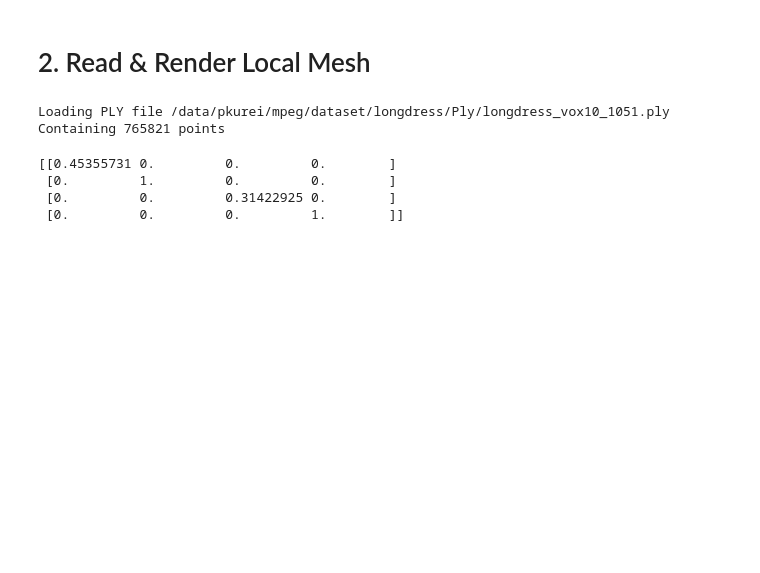
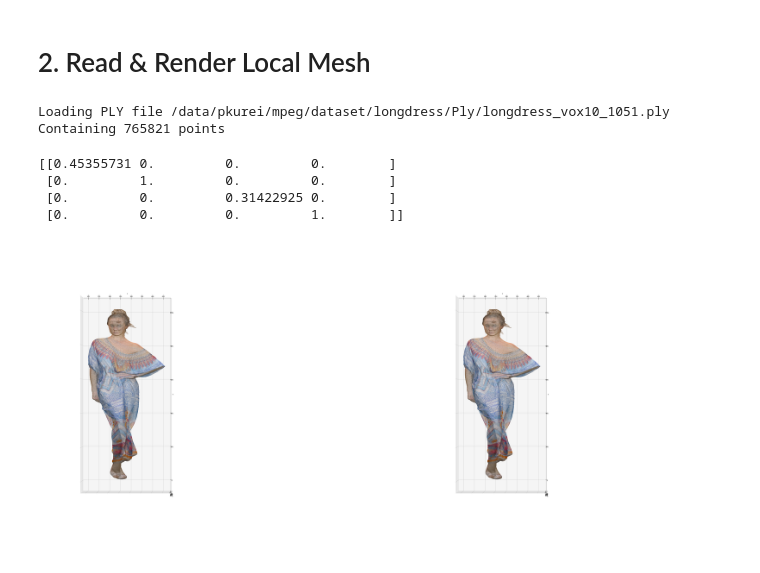
Before and after one commit to matthewdm0816/amafilter, a Jupyter notebook: notebooks/test_visualize.ipynb, the cells around one changed output. Drawn from its saved outputs; the diff is of its cells as text; code cells hidden in the pictures; blank space fills up the shorter version.

Commit message:
update visualization

```diff
--- a/notebooks/test_visualize.ipynb
+++ b/notebooks/test_visualize.ipynb
@@ -87,32 +87,35 @@ fig = plt.figure(figsize=(120 * cm, 60 * cm))
 fig.subplots_adjust(bottom=-0.2,top=1.2, left=-0.2, right=1.2)
 ax = fig.add_subplot(121, projection='3d')
 
 ax.set_xlabel('x')
 ax.set_ylabel('y')
 ax.set_zlabel('z')
 # ax.set_title('Sample Point Cloud')
 
 
 
 ax.get_proj=get_subplot_proj(ax)
 ax.scatter(pos[:,0],   # x
            pos[:,1],   # y
            pos[:,2],   # z
-           facecolors=color/255., s=0.02# height data for color
+           facecolors=color/255., s=0.1# height data for color
           )
 ax.view_init(90, -90)
 ax = fig.add_subplot(122, projection='3d')
 
 ax.set_xlabel('x')
 ax.set_ylabel('y')
 ax.set_zlabel('z')
 
 
 ax.get_proj=get_subplot_proj(ax)
 ax.scatter(pos[:,0],   # x
            pos[:,1],   # y
            pos[:,2],   # z
-           facecolors=color/255., s=0.02# height data for color
+           facecolors=color/255., s=0.1# height data for color
           )
 ax.view_init(90, -90)
 plt.show()
+fig.savefig('test.png', dpi=300)
+# %% [output]
+[figure, added]
```
Also changed, not shown: parts of 1 cell of this notebook, 3 other files.
